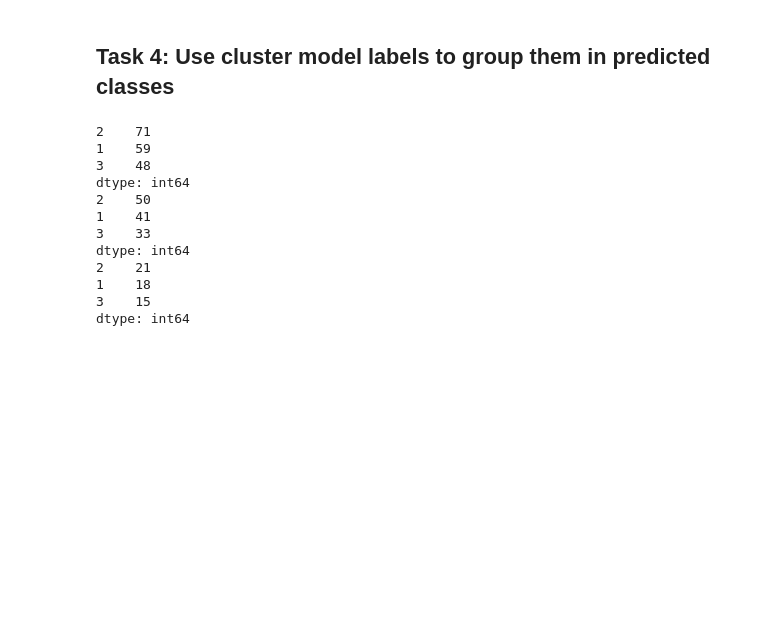
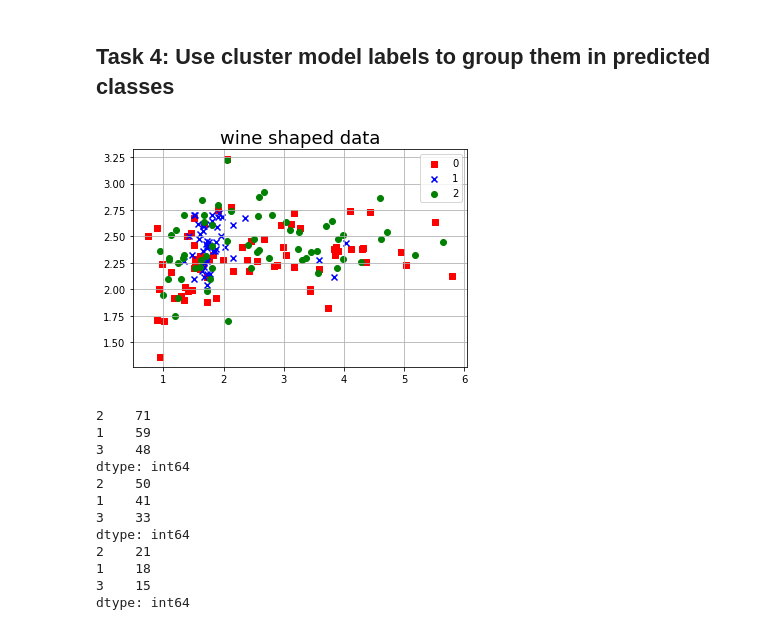
Before and after one commit to monali0802/CE888, a Jupyter notebook: Lab_6/Lab_6_Exercise.ipynb, the cells around one changed output. Saved outputs shown, nothing was run; the diff lists cells and outputs as text; code cells hidden in the pictures; blank space fills up the shorter version.

```diff
--- a/Lab_6/Lab_6_Exercise.ipynb
+++ b/Lab_6/Lab_6_Exercise.ipynb
@@ -349,3 +391,18 @@ Index(['Class label'], dtype='object')
+# %%
+# Write your code here for task 4
+
+colors = ['r', 'b', 'g']
+markers = ['s', 'x', 'o']
+# plt.scatter(X_train_pca[:, 0], X_train_pca[:, 1])
+
+for l, c, m in zip(np.unique(km.labels_), colors, markers):
+  plt.title("wine shaped data", fontsize=18)
+  plt.grid(True)
+  plt.scatter(x[km.labels_==l, 1],x[km.labels_==l, 2],c=c, label=l, marker=m)
+  plt.savefig('wine_k.png', dpi=300)
+  plt.legend()
+# %% [output]
+[figure, added]
 # %%
 # Now we have splitted the data into 70:30 training and test subsets, respectively.
 
```
Also changed, not shown: parts of 32 cells of this notebook.
